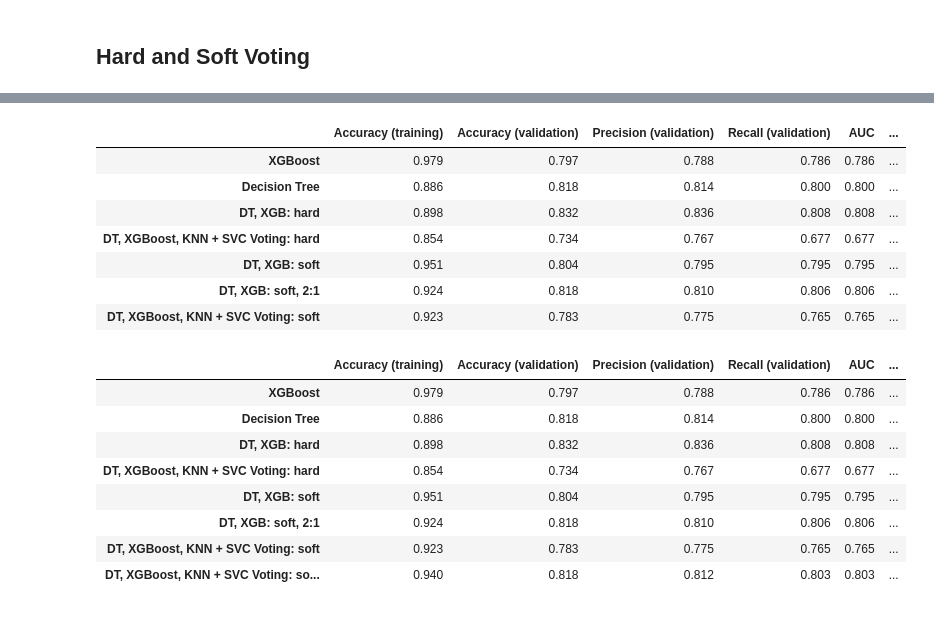
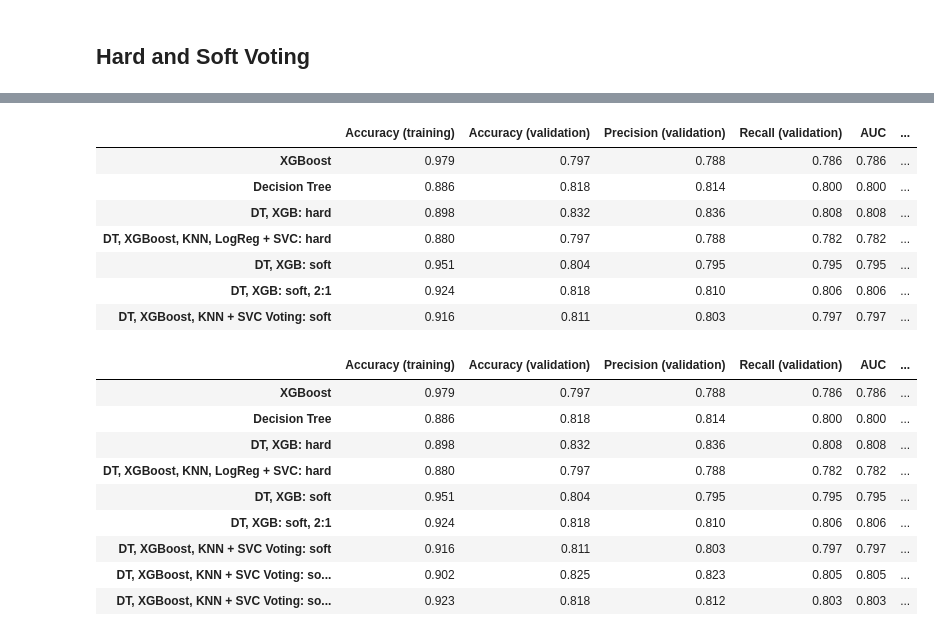
Before and after one commit to hsma-programme/h6_4j_model_optimisation, a Jupyter notebook: teaching_notebooks/ensembles.ipynb, the cells around one changed output, grey strips where cells are left out. Cells and saved outputs as stored; diff of their text form; code cells hidden in the pictures.

```diff
--- a/teaching_notebooks/ensembles.ipynb
+++ b/teaching_notebooks/ensembles.ipynb
@@ -134,14 +146,26 @@ clf3 = KNeighborsClassifier(n_neighbors=7)
 
 clf4 = SVC(kernel='rbf', probability=True)
 
+clf5 = LogisticRegression()
+
 voting_classifier_2 = VotingClassifier(estimators=[
     ('XGBoost', clf1),
     ('Decision Tree', clf2),
     ('K-Nearest Neighbours', clf3),
-    ('SVC', clf4)],
+    ('SVC', clf4),
+    ('Logistic Regression', clf5)
+    ],
     voting='hard')
 
-results_df = pd.concat([results_df,fit_train(model=voting_classifier_2, name="DT, XGBoost, KNN + SVC Voting: hard")])
+results_df = pd.concat([
+    results_df,
+    fit_train(
+        X_train=X_train_standardised,
+        X_validate=X_validate_standardised,
+        model=voting_classifier_2,
+        name="DT, XGBoost, KNN, LogReg + SVC: hard")
+        ])
+
 results_df
 # %% [output]
 |  | Accuracy (training) | Accuracy (validation) | Precision (validation) | Recall (validation) | AUC | ... |
@@ -194,38 +218,55 @@ voting_classifier_2 = VotingClassifier(estimators=[
     ('XGBoost', clf1),
     ('Decision Tree', clf2),
     ('K-Nearest Neighbours', clf3),
-    ('SVC', clf4)],
+    ('SVC', clf4),
+    ('Logistic Regression', clf5)
+    ],
     voting='soft')
 
-results_df = pd.concat([results_df,fit_train(model=voting_classifier_2, name="DT, XGBoost, KNN + SVC Voting: soft")])
+results_df = pd.concat([
+    results_df,
+    fit_train(
+        X_train=X_train_standardised,
+        X_validate=X_validate_standardised,
+        model=voting_classifier_2,
+        name="DT, XGBoost, KNN + SVC: soft")])
 results_df
 # %% [output]
 |  | Accuracy (training) | Accuracy (validation) | Precision (validation) | Recall (validation) | AUC | ... |
 | XGBoost | 0.979 | 0.797 | 0.788 | 0.786 | 0.786 | ... |
 | Decision Tree | 0.886 | 0.818 | 0.814 | 0.800 | 0.800 | ... |
 | DT, XGB: hard | 0.898 | 0.832 | 0.836 | 0.808 | 0.808 | ... |
-| DT, XGBoost, KNN + SVC Voting: hard | 0.854 | 0.734 | 0.767 | 0.677 | 0.677 | ... |
+| DT, XGBoost, KNN, LogReg + SVC: hard | 0.880 | 0.797 | 0.788 | 0.782 | 0.782 | ... |
 | DT, XGB: soft | 0.951 | 0.804 | 0.795 | 0.795 | 0.795 | ... |
 | DT, XGB: soft, 2:1 | 0.924 | 0.818 | 0.810 | 0.806 | 0.806 | ... |
-| DT, XGBoost, KNN + SVC Voting: soft | 0.923 | 0.783 | 0.775 | 0.765 | 0.765 | ... |
+| DT, XGBoost, KNN + SVC Voting: soft | 0.916 | 0.811 | 0.803 | 0.797 | 0.797 | ... |
 # %%
 voting_classifier_2 = VotingClassifier(estimators=[
     ('XGBoost', clf1),
     ('Decision Tree', clf2),
     ('K-Nearest Neighbours', clf3),
-    ('SVC', clf4)],
+    ('SVC', clf4),
+    ('Logistic Regression', clf5)
+    ],
     voting='soft',
-    weights=[2, 2, 1, 1])
+    weights=[2,2,1,1,2])
 
-results_df = pd.concat([results_df,fit_train(model=voting_classifier_2, name="DT, XGBoost, KNN + SVC Voting: soft, 2:2:1:1")])
+results_df = pd.concat([
+    results_df,
+    fit_train(
+        X_train=X_train_standardised,
+        X_validate=X_validate_standardised,
+        model=voting_classifier_2,
+        name="DT, XGBoost, KNN + SVC: soft, 2:2:1:1:2")])
 results_df
 # %% [output]
 |  | Accuracy (training) | Accuracy (validation) | Precision (validation) | Recall (validation) | AUC | ... |
 | XGBoost | 0.979 | 0.797 | 0.788 | 0.786 | 0.786 | ... |
 | Decision Tree | 0.886 | 0.818 | 0.814 | 0.800 | 0.800 | ... |
 | DT, XGB: hard | 0.898 | 0.832 | 0.836 | 0.808 | 0.808 | ... |
-| DT, XGBoost, KNN + SVC Voting: hard | 0.854 | 0.734 | 0.767 | 0.677 | 0.677 | ... |
+| DT, XGBoost, KNN, LogReg + SVC: hard | 0.880 | 0.797 | 0.788 | 0.782 | 0.782 | ... |
 | DT, XGB: soft | 0.951 | 0.804 | 0.795 | 0.795 | 0.795 | ... |
 | DT, XGB: soft, 2:1 | 0.924 | 0.818 | 0.810 | 0.806 | 0.806 | ... |
-| DT, XGBoost, KNN + SVC Voting: soft | 0.923 | 0.783 | 0.775 | 0.765 | 0.765 | ... |
-| DT, XGBoost, KNN + SVC Voting: so... | 0.940 | 0.818 | 0.812 | 0.803 | 0.803 | ... |
+| DT, XGBoost, KNN + SVC Voting: soft | 0.916 | 0.811 | 0.803 | 0.797 | 0.797 | ... |
+| DT, XGBoost, KNN + SVC Voting: so... | 0.902 | 0.825 | 0.823 | 0.805 | 0.805 | ... |
+| DT, XGBoost, KNN + SVC Voting: so... | 0.923 | 0.818 | 0.812 | 0.803 | 0.803 | ... |
```
Also changed, not shown: parts of 6 cells of this notebook.
